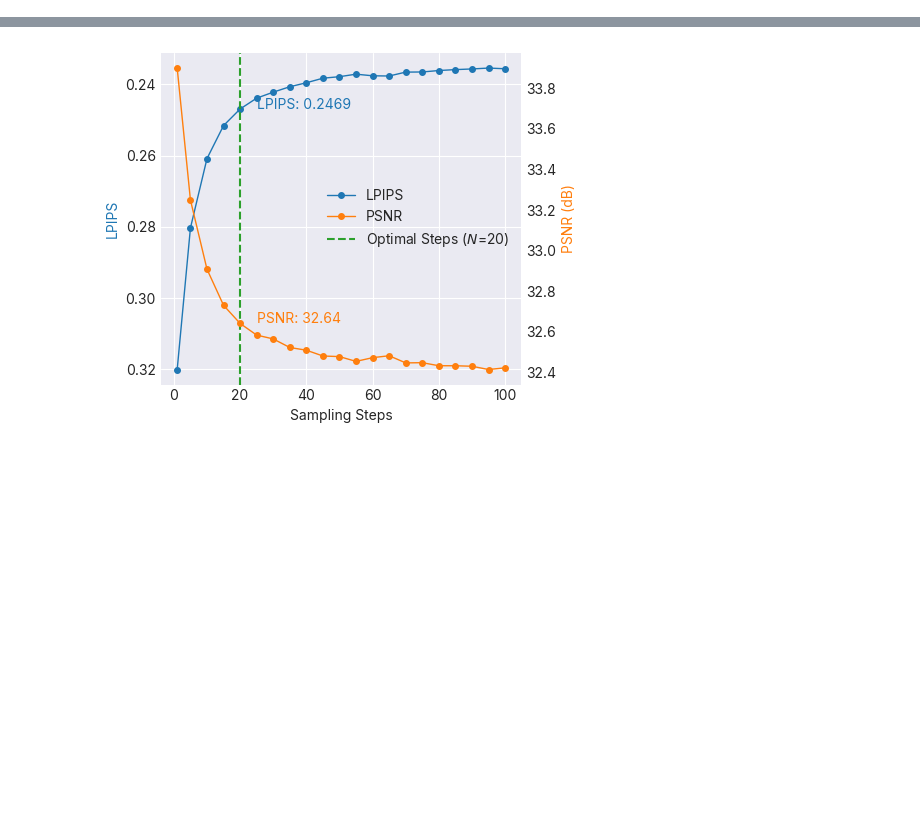
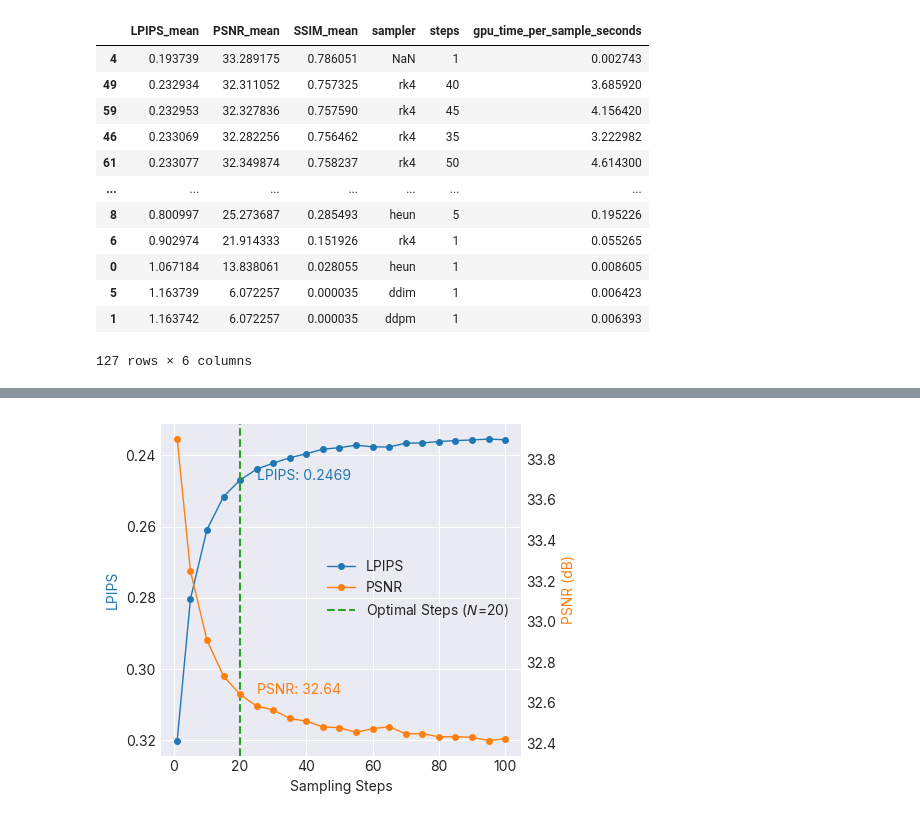
Before and after one commit to DakotaHester/s2flow, a Jupyter notebook: notebooks/plot_sampling.ipynb, the cells around one changed output, grey strips where cells are left out. Cells and saved outputs as stored; diff of their text form; code cells hidden in the pictures; blank space fills up the shorter version.

```diff
--- a/notebooks/plot_sampling.ipynb
+++ b/notebooks/plot_sampling.ipynb
@@ -207,0 +257,16 @@ optimal_samples_gdf.sort_values(by='LPIPS_mean')[['sampler', 'steps', 'DISTS_mea
+# %%
+df.sort_values(by='LPIPS_mean')[['LPIPS_mean', 'PSNR_mean', 'SSIM_mean', 'sampler', 'steps', 'gpu_time_per_sample_seconds']]
+# %% [output]
+|  | LPIPS_mean | PSNR_mean | SSIM_mean | sampler | steps | gpu_time_per_sample_seconds |
+| 4 | 0.193739 | 33.289175 | 0.786051 | NaN | 1 | 0.002743 |
+| 49 | 0.232934 | 32.311052 | 0.757325 | rk4 | 40 | 3.685920 |
+| 59 | 0.232953 | 32.327836 | 0.757590 | rk4 | 45 | 4.156420 |
+| 46 | 0.233069 | 32.282256 | 0.756462 | rk4 | 35 | 3.222982 |
+| 61 | 0.233077 | 32.349874 | 0.758237 | rk4 | 50 | 4.614300 |
+| ... | ... | ... | ... | ... | ... | ... |
+| 8 | 0.800997 | 25.273687 | 0.285493 | heun | 5 | 0.195226 |
+| 6 | 0.902974 | 21.914333 | 0.151926 | rk4 | 1 | 0.055265 |
+| 0 | 1.067184 | 13.838061 | 0.028055 | heun | 1 | 0.008605 |
+| 5 | 1.163739 | 6.072257 | 0.000035 | ddim | 1 | 0.006423 |
+| 1 | 1.163742 | 6.072257 | 0.000035 | ddpm | 1 | 0.006393 |
+127 rows × 6 columns
```
Also changed, not shown: parts of 24 cells of this notebook, 24 other files.
